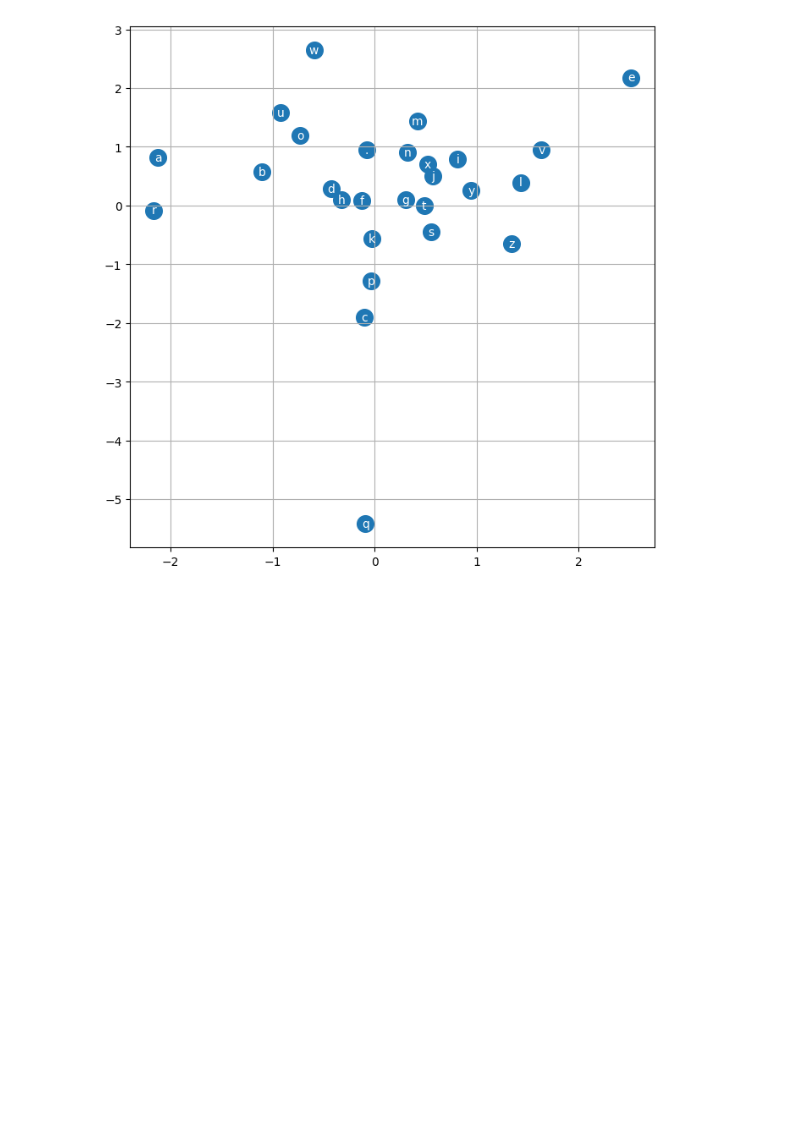
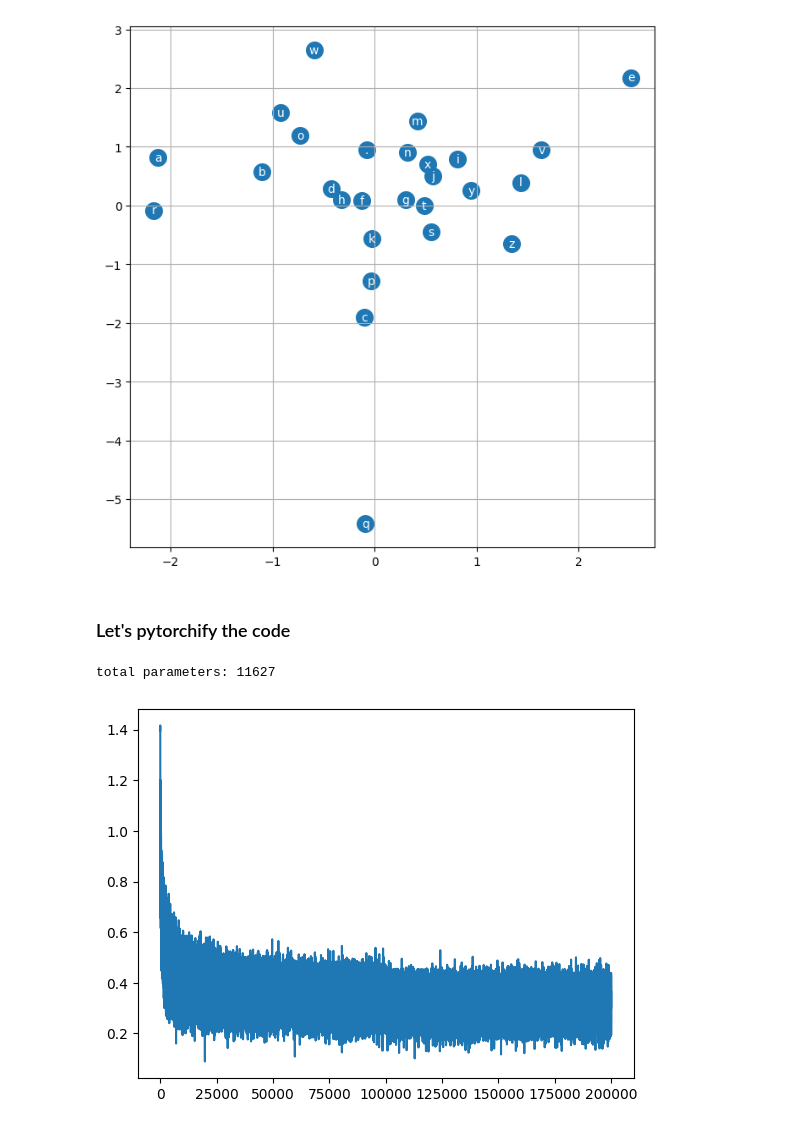
Before and after one commit to ishandahal/simple-language-model, a Jupyter notebook: trigram_model.ipynb, the cells around one changed output. Drawn from its saved outputs; the diff is of its cells as text; code cells hidden in the pictures; blank space fills up the shorter version.

Commit message:
Pytorchify the code
Added methods similar to pytorch api

```diff
--- a/trigram_model.ipynb
+++ b/trigram_model.ipynb
@@ -437,3 +440,5 @@ for i in range(emb_mat.shape[0]):
 plt.grid('minor')
 # %% [output]
 [figure]
+# %% [markdown]
+### Let's pytorchify the code
@@ -439,0 +465,48 @@ plt.grid('minor')
+# %%
+# hyper-parameters
+emb_dim = 10
+block_size = 3
+hidden_size = 200
+vocab_size = 27
+
+emb_mat = torch.randn((vocab_size, emb_dim), requires_grad=True)
+layers = [
+    Linear(emb_dim*block_size, hidden_size),
+    Tanh(),
+    Linear(hidden_size, vocab_size),
+]
+
+params = [param for layer in layers for param in layer.parameters()]
+
+print(f'total parameters: {sum(param.numel() for layer in layers for param in layer.parameters())}')
+# %% [output]
+total parameters: 11627
+# %%
+stepi = []
+lossi = []
+# %%
+lr = 0.1
+steps = 200000
+batch_size = 32
+
+# Don't forget to initialize the parameters
+
+for i in range(steps):
+    idx = torch.randint(0, X.shape[0] - 1, size=(batch_size,))
+    inputs = emb_mat[X[idx]].view(len(idx), -1)       # shape of inputs batch x 30
+
+    for layer in layers:
+        inputs = layer(inputs)
+    loss = F.cross_entropy(inputs, Y[idx])
+    loss.backward()
+
+    lr = 0.1 if i < 100000 else 0.01
+    for param in params:
+        param.data -= lr * param.grad
+        param.grad = None
+    stepi.append(i)
+    lossi.append(loss)
+# %%
+plt.plot(stepi, [i.log10().item() for i in lossi]);
+# %% [output]
+[figure, added]
```
Also changed, not shown: parts of 5 cells of this notebook.
